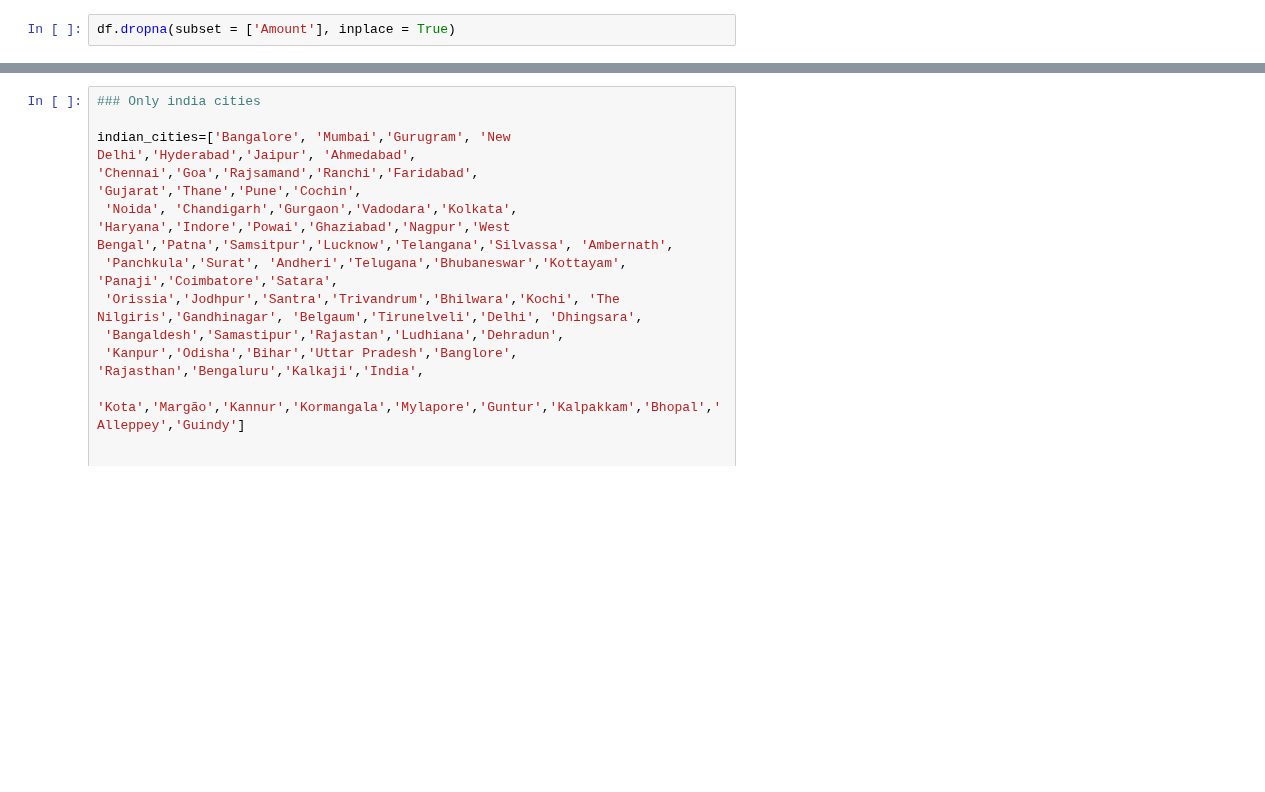
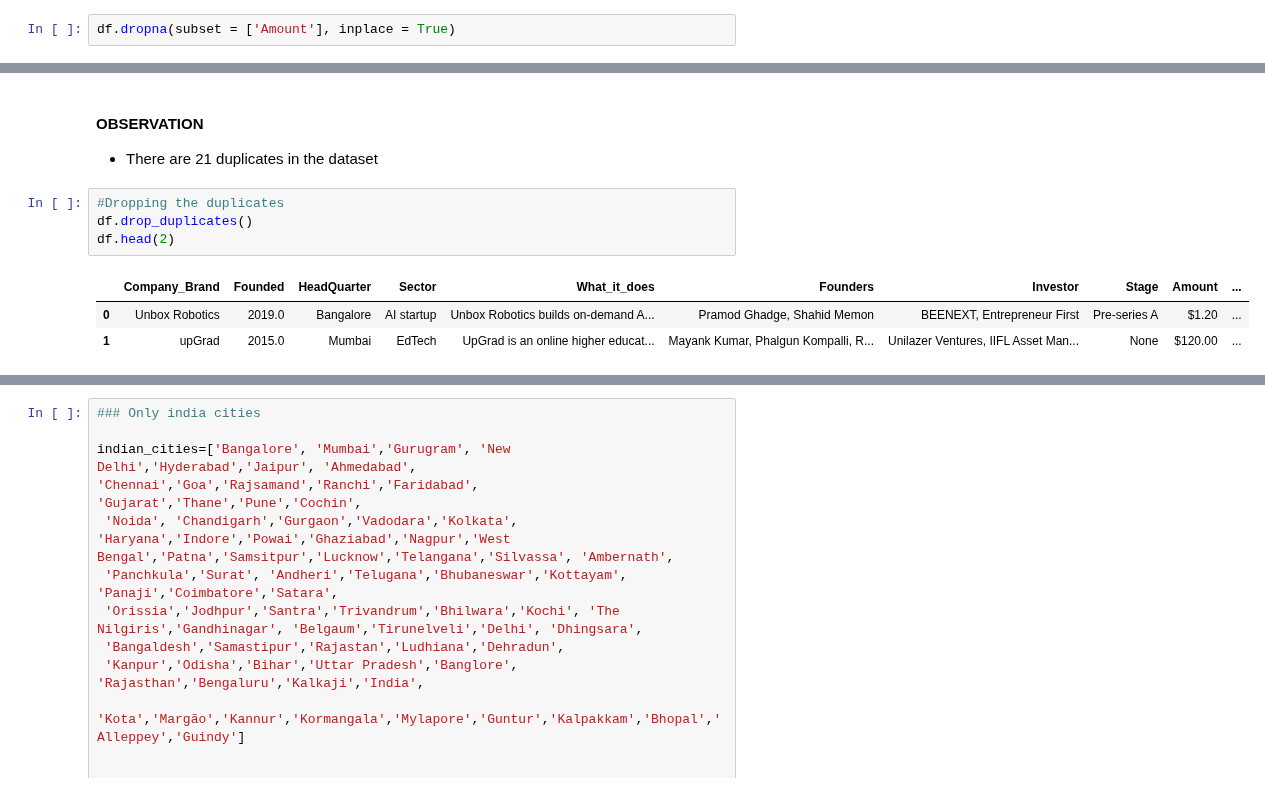
Before and after one commit to kwasichrappah/Indian_start-up_venture_investment_data_analysis, a Jupyter notebook: indian_start-up_capital_investment_data_analysis.ipynb, the cells around one changed output, grey strips where cells are left out. Cells and saved outputs as stored; diff of their text form; blank space fills up the shorter version.

```diff
--- a/indian_start-up_capital_investment_data_analysis.ipynb
+++ b/indian_start-up_capital_investment_data_analysis.ipynb
@@ -307,3 +494,14 @@ duplicate.shape
+# %% [markdown]
+#### OBSERVATION
+- There are 21 duplicates in the dataset
+# %%
+#Dropping the duplicates
+df.drop_duplicates()
+df.head(2)
+# %% [output]
+|  | Company_Brand | Founded | HeadQuarter | Sector | What_it_does | Founders | Investor | Stage | Amount | ... |
+| 0 | Unbox Robotics | 2019.0 | Bangalore | AI startup | Unbox Robotics builds on-demand A... | Pramod Ghadge, Shahid Memon | BEENEXT, Entrepreneur First | Pre-series A | $1.20 | ... |
+| 1 | upGrad | 2015.0 | Mumbai | EdTech | UpGrad is an online higher educat... | Mayank Kumar, Phalgun Kompalli, R... | Unilazer Ventures, IIFL Asset Man... | None | $120.00 | ... |
 # %%
 #Converting the Amount column to numeric
 df.describe().T
```
Also changed, not shown: parts of 43 cells of this notebook.
